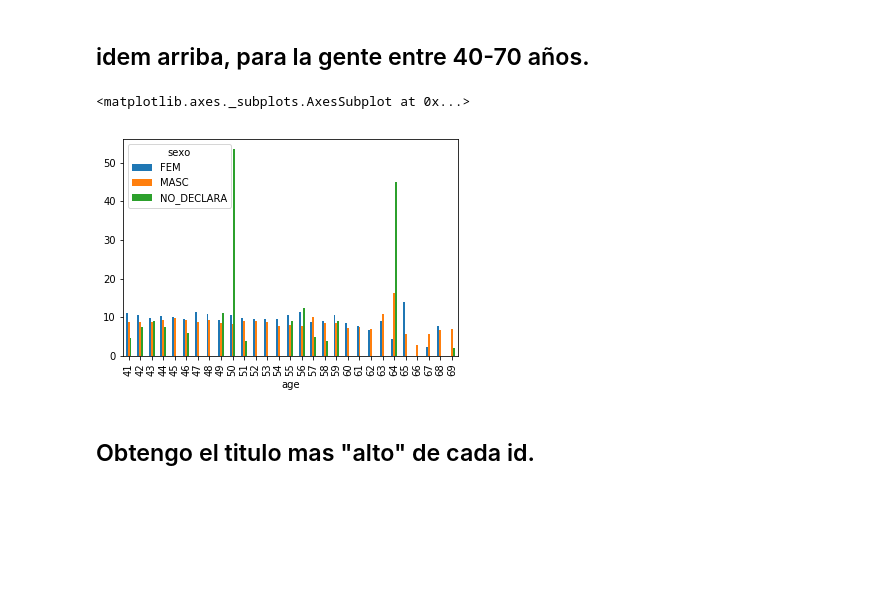
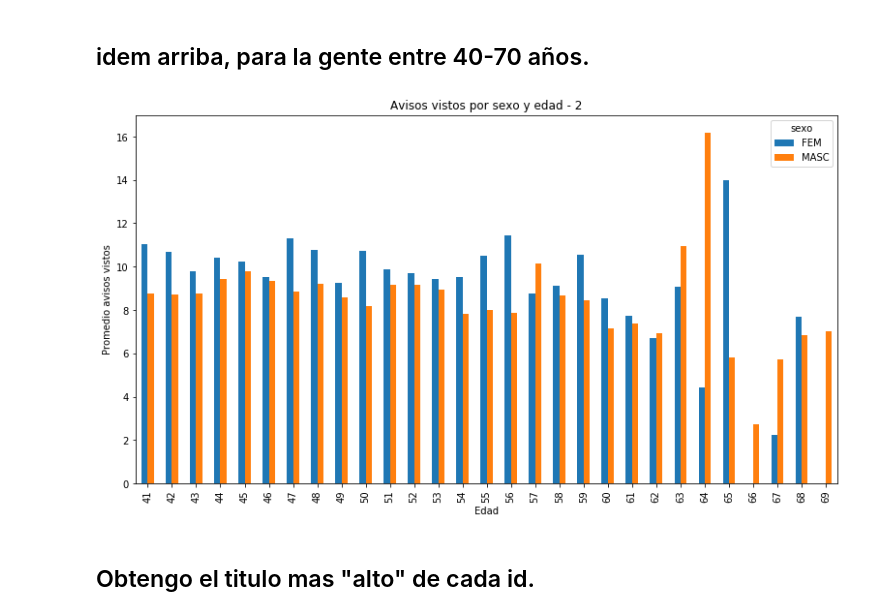
Before and after one commit to iloyarte/datos-tp, a Jupyter notebook: TP 1 - Analisis exploratorio - 2C.ipynb, the cells around one changed output. Drawn from its saved outputs; the diff is of its cells as text; code cells hidden in the pictures; blank space fills up the shorter version.

```diff
--- a/TP 1 - Analisis exploratorio - 2C.ipynb
+++ b/TP 1 - Analisis exploratorio - 2C.ipynb
@@ -86,10 +113,13 @@ sns.heatmap(avisos_edad_area_gs.pivot_table(index='nombre_area', columns = 'age'
 ## Grafico la cantidad de avisos promedio de la gente menor a 40 años, discriminado por sexo.
 # %%
 postulantes_sexo_edad = postulantes_vistas.groupby(['idpostulante', 'sexo','age']).count().reset_index()[['sexo','idAviso','age']]
+postulantes_sexo_edad = postulantes_sexo_edad[postulantes_sexo_edad['sexo'] != 'NO_DECLARA']
 postulantes_sexo_edad_men_30 = postulantes_sexo_edad[postulantes_sexo_edad['age'] <= 40]
 postulantes_sexo_edad_men_30 = postulantes_sexo_edad_men_30.groupby(['sexo','age']).mean().reset_index()
 postulantes_sexo_edad_men_30.columns = ['sexo','age','mean']
-postulantes_sexo_edad_men_30.pivot(index = 'age', columns = 'sexo', values = 'mean').plot(kind='bar')
-
+ax = postulantes_sexo_edad_men_30.pivot(index = 'age', columns = 'sexo', values = 'mean').plot(kind='bar', figsize = (13,7), title = 'Avisos vistos por sexo y edad - 1')
+ax.set_xlabel('Edad')
+ax.set_ylabel('Promedio avisos vistos')
+plt.savefig("images/cantidad_avisos_por_edad_y_sexo_1.png")
 # El plot quedo gigante, quizas se puede particionar mas todavia.
 # %% [output]
@@ -100,11 +129,13 @@ postulantes_sexo_edad_men_30.pivot(index = 'age', columns = 'sexo', values = 'me
 # %%
 postulantes_sexo_edad_men_70 = postulantes_sexo_edad[(postulantes_sexo_edad['age'] > 40) & (postulantes_sexo_edad['age']<70)]
 postulantes_sexo_edad_men_70 = postulantes_sexo_edad_men_70.groupby(['sexo','age']).mean().reset_index()
 postulantes_sexo_edad_men_70.columns = ['sexo','age','mean']
-postulantes_sexo_edad_men_70.pivot(index = 'age', columns = 'sexo', values = 'mean').plot(kind='bar')
+ax = postulantes_sexo_edad_men_70.pivot(index = 'age', columns = 'sexo', values = 'mean').plot(kind='bar', figsize = (13,7), title = 'Avisos vistos por sexo y edad - 2')
+ax.set_xlabel('Edad')
+ax.set_ylabel('Promedio avisos vistos')
+plt.savefig("images/cantidad_avisos_por_edad_y_sexo_2.png")
 # %% [output]
-<matplotlib.axes._subplots.AxesSubplot at 0x...>
-[figure, old version]
+[figure, new version]
 # %%
 data_carreras = pd.read_csv('data/fiuba_1_postulantes_educacion.csv',error_bad_lines=False)
 # %% [markdown]
```
Also changed, not shown: parts of 35 cells of this notebook.
